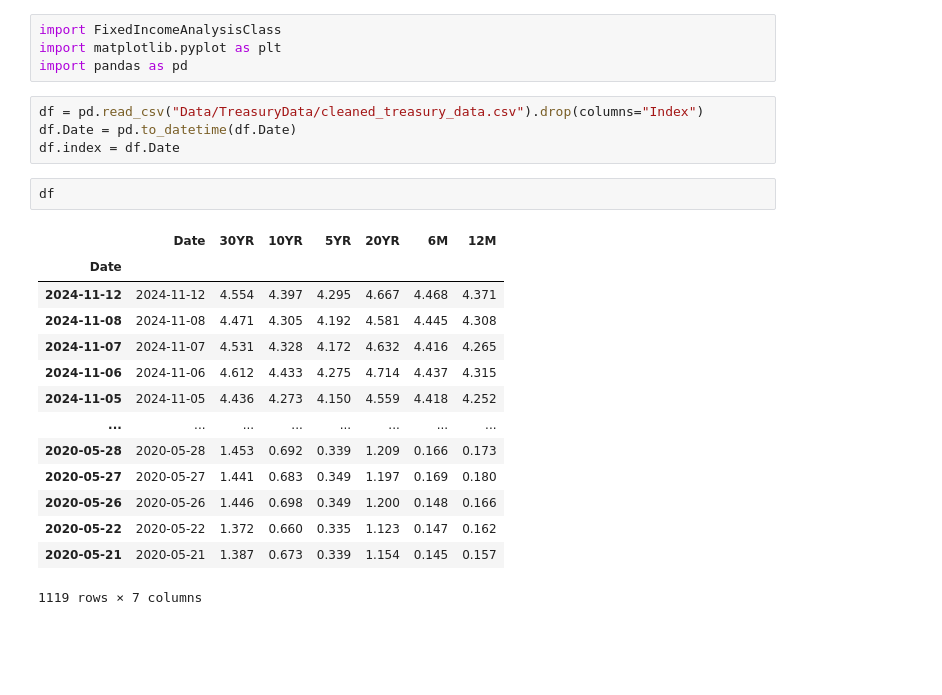
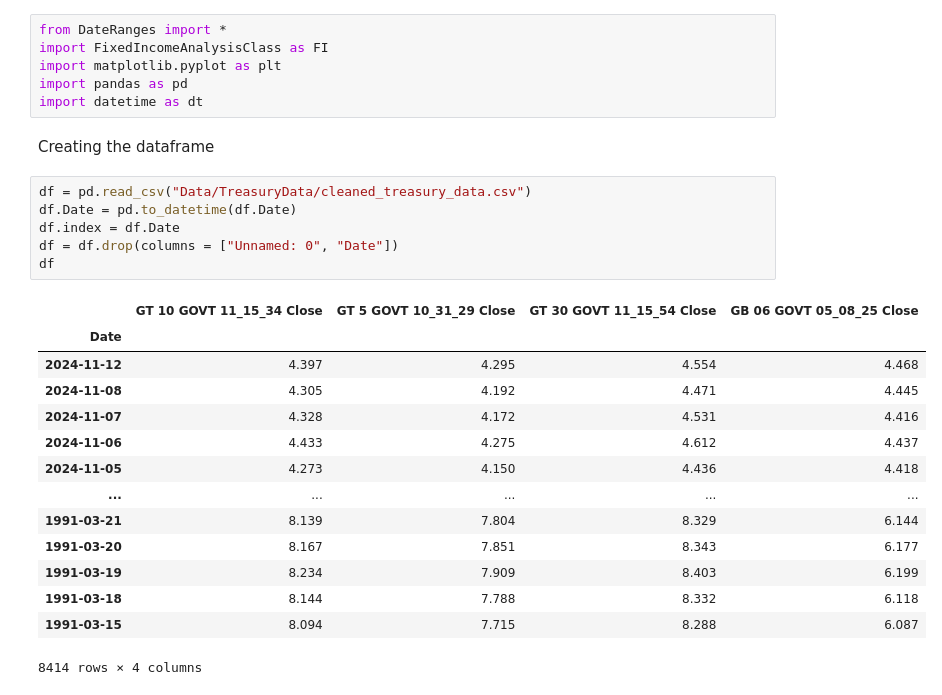
Before and after one commit to jlopes3/MF703_Project, a Jupyter notebook: FixedIncomeAnalysis.ipynb, the cells around one changed output. Drawn from its saved outputs; the diff is of its cells as text; blank space fills up the shorter version.

Commit message:
Dropping 12M treasuries and fixed stuff in DateRanges.py

```diff
--- a/FixedIncomeAnalysis.ipynb
+++ b/FixedIncomeAnalysis.ipynb
@@ -1,25 +1,29 @@
 # %%
-import FixedIncomeAnalysisClass
+from DateRanges import *
+import FixedIncomeAnalysisClass as FI
 import matplotlib.pyplot as plt
 import pandas as pd
+import datetime as dt
+# %% [markdown]
+Creating the dataframe
 # %%
-df = pd.read_csv("Data/TreasuryData/cleaned_treasury_data.csv").drop(columns="Index")
+df = pd.read_csv("Data/TreasuryData/cleaned_treasury_data.csv")
 df.Date = pd.to_datetime(df.Date)
 df.index = df.Date
+df = df.drop(columns = ["Unnamed: 0", "Date"])
+df
+# %% [output]
+|  | GT 10 GOVT 11_15_34 Close | GT 5 GOVT 10_31_29 Close | GT 30 GOVT 11_15_54 Close | GB 06 GOVT 05_08_25 Close |
+| Date |  |  |  |  |
+| 2024-11-12 | 4.397 | 4.295 | 4.554 | 4.468 |
+| 2024-11-08 | 4.305 | 4.192 | 4.471 | 4.445 |
+| 2024-11-07 | 4.328 | 4.172 | 4.531 | 4.416 |
+| 2024-11-06 | 4.433 | 4.275 | 4.612 | 4.437 |
+| 2024-11-05 | 4.273 | 4.150 | 4.436 | 4.418 |
+| ... | ... | ... | ... | ... |
+| 1991-03-21 | 8.139 | 7.804 | 8.329 | 6.144 |
+| 1991-03-20 | 8.167 | 7.851 | 8.343 | 6.177 |
+| 1991-03-19 | 8.234 | 7.909 | 8.403 | 6.199 |
+| 1991-03-18 | 8.144 | 7.788 | 8.332 | 6.118 |
+| 1991-03-15 | 8.094 | 7.715 | 8.288 | 6.087 |
+8414 rows × 4 columns
-# %%
-df
-# %% [output]
-|  | Date | 30YR | 10YR | 5YR | 20YR | 6M | 12M |
-| Date |  |  |  |  |  |  |  |
-| 2024-11-12 | 2024-11-12 | 4.554 | 4.397 | 4.295 | 4.667 | 4.468 | 4.371 |
-| 2024-11-08 | 2024-11-08 | 4.471 | 4.305 | 4.192 | 4.581 | 4.445 | 4.308 |
-| 2024-11-07 | 2024-11-07 | 4.531 | 4.328 | 4.172 | 4.632 | 4.416 | 4.265 |
-| 2024-11-06 | 2024-11-06 | 4.612 | 4.433 | 4.275 | 4.714 | 4.437 | 4.315 |
-| 2024-11-05 | 2024-11-05 | 4.436 | 4.273 | 4.150 | 4.559 | 4.418 | 4.252 |
-| ... | ... | ... | ... | ... | ... | ... | ... |
-| 2020-05-28 | 2020-05-28 | 1.453 | 0.692 | 0.339 | 1.209 | 0.166 | 0.173 |
-| 2020-05-27 | 2020-05-27 | 1.441 | 0.683 | 0.349 | 1.197 | 0.169 | 0.180 |
-| 2020-05-26 | 2020-05-26 | 1.446 | 0.698 | 0.349 | 1.200 | 0.148 | 0.166 |
-| 2020-05-22 | 2020-05-22 | 1.372 | 0.660 | 0.335 | 1.123 | 0.147 | 0.162 |
-| 2020-05-21 | 2020-05-21 | 1.387 | 0.673 | 0.339 | 1.154 | 0.145 | 0.157 |
-1119 rows × 7 columns
```
Also changed, not shown: parts of 4 cells of this notebook, 9 other files.
